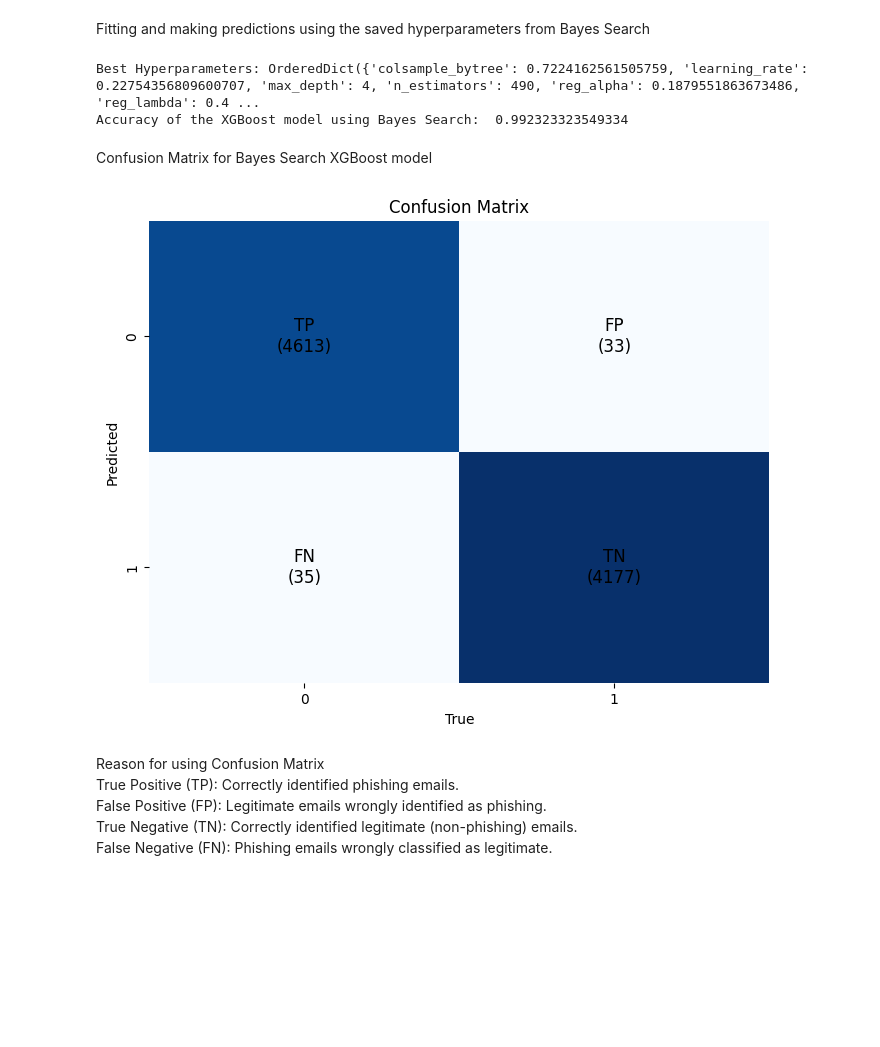
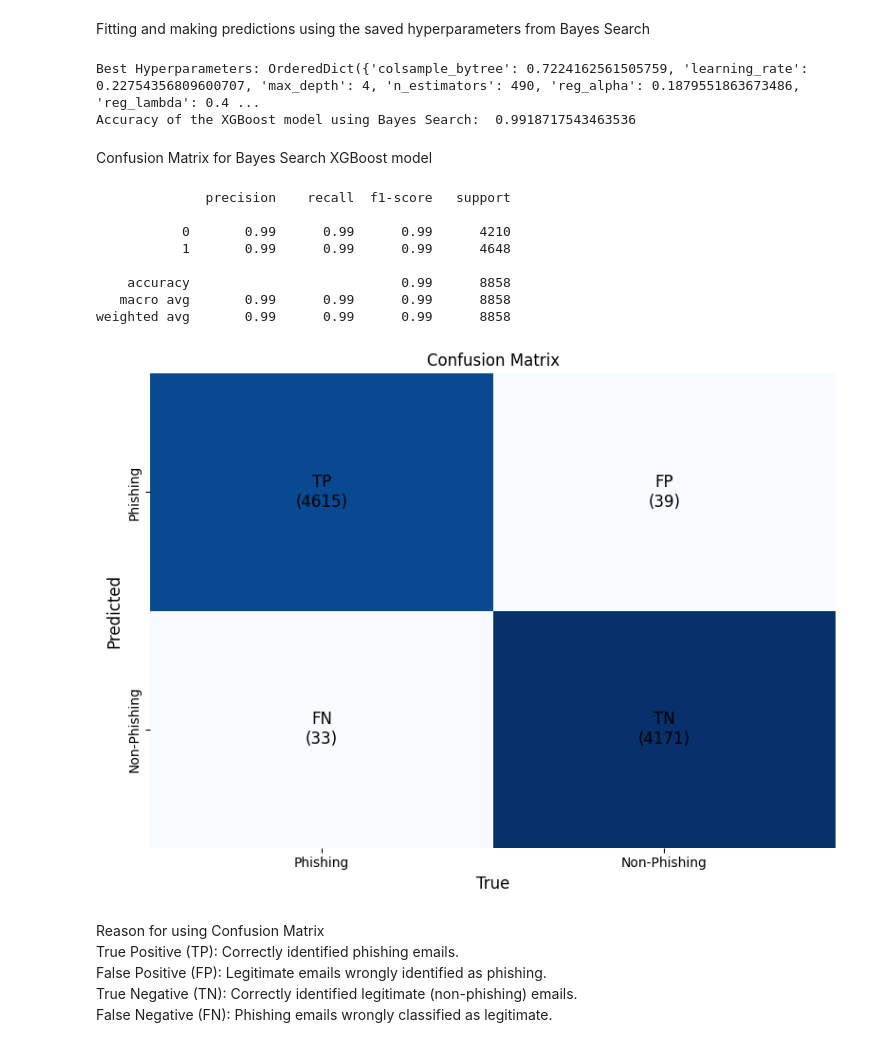
Before and after one commit to Zixu2305/PRG-08-4-PYTHON, a Jupyter notebook: training/XGBoost_Sebastian.ipynb, the cells around one changed output. Saved outputs shown, nothing was run; the diff lists cells and outputs as text; code cells hidden in the pictures; blank space fills up the shorter version.

Commit message:
Doing up of XGBoost notebook

```diff
--- a/training/XGBoost_Sebastian.ipynb
+++ b/training/XGBoost_Sebastian.ipynb
@@ -190,8 +218,7 @@ Serializing and Deserializing the python maching learning model as it takes 25 m
 <br>
 The reason why i have opted for joblib and not pickle is because joblib is designed for handling a large numpy array and large dataset more efficiently
 # %%
-# Save the trained model
-folder_path = '../model/'
+folder_path = '../best_params/'
 randomSearch_model_filename = folder_path + 'XGBoost_random_sebastian.joblib'
 bayesSearch_model_filename = folder_path + 'XGBoost_bayes_sebastian.joblib'
 if not os.path.exists(folder_path):
@@ -240,32 +268,26 @@ plt.show()
 # %% [markdown]
 Fitting and making predictions using the saved hyperparameters from Bayes Search
 # %%
-print("Best Hyperparameters: " + str(bayes_search.best_params_))
-bayes_search_best_params = bayes_search.best_params_
-bayes_search_xgb_best_model = XGBClassifier(**bayes_search_best_params)
-bayes_search_xgb_best_model.fit(X_train, y_train)
 y_pred = bayes_search_xgb_best_model.predict(X_test)
 accuracy = accuracy_score(y_test, y_pred)
 print("Accuracy of the XGBoost model using Bayes Search: ", accuracy)
 # %% [output]
 Best Hyperparameters: OrderedDict({'colsample_bytree': 0.7224162561505759, 'learning_rate': 0.22754356809600707, 'max_depth': 4, 'n_estimators': 490, 'reg_alpha': 0.1879551863673486, 'reg_lambda': 0.4 ...
-Accuracy of the XGBoost model using Bayes Search:  0.992323323549334
+Accuracy of the XGBoost model using Bayes Search:  0.9918717543463536
 # %% [markdown]
 Confusion Matrix for Bayes Search XGBoost model
-# %%
-cm = confusion_matrix(y_test, y_pred)
-plt.figure(figsize=(8, 6))
-plt.title('Confusion Matrix')
-ax = sns.heatmap(cm, annot=False, fmt='d', cmap='Blues', cbar=False)
-ax.text(0.5, 0.5, 'TP\n(' + str(cm[1, 1]) + ')', ha='center', va='center', fontsize=12)
-ax.text(1.5, 0.5, 'FP\n(' + str(cm[0, 1]) + ')', ha='center', va='center', fontsize=12)
-ax.text(0.5, 1.5, 'FN\n(' + str(cm[1, 0]) + ')', ha='center', va='center', fontsize=12)
-ax.text(1.5, 1.5, 'TN\n(' + str(cm[0, 0]) + ')', ha='center', va='center', fontsize=12)
-plt.xlabel('True')
-plt.ylabel('Predicted')
-plt.show()
-# %% [output]
-[figure, removed]
+# %%
+printCM(y_pred, y_test)
+# %% [output]
+              precision    recall  f1-score   support
+
+           0       0.99      0.99      0.99      4210
+           1       0.99      0.99      0.99      4648
+
+    accuracy                           0.99      8858
+   macro avg       0.99      0.99      0.99      8858
+weighted avg       0.99      0.99      0.99      8858
+[figure, added]
 # %% [markdown]
 Reason for using Confusion Matrix
 <br>
```
Also changed, not shown: parts of 29 cells of this notebook, 3 other files.
